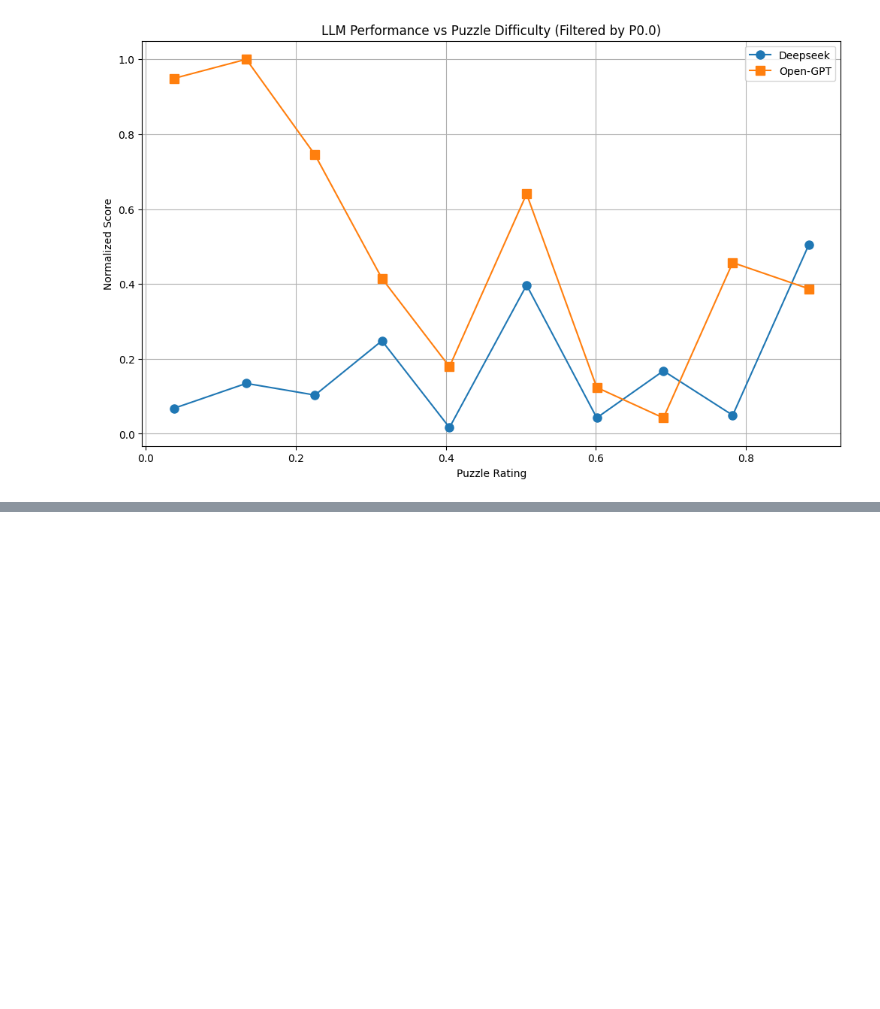
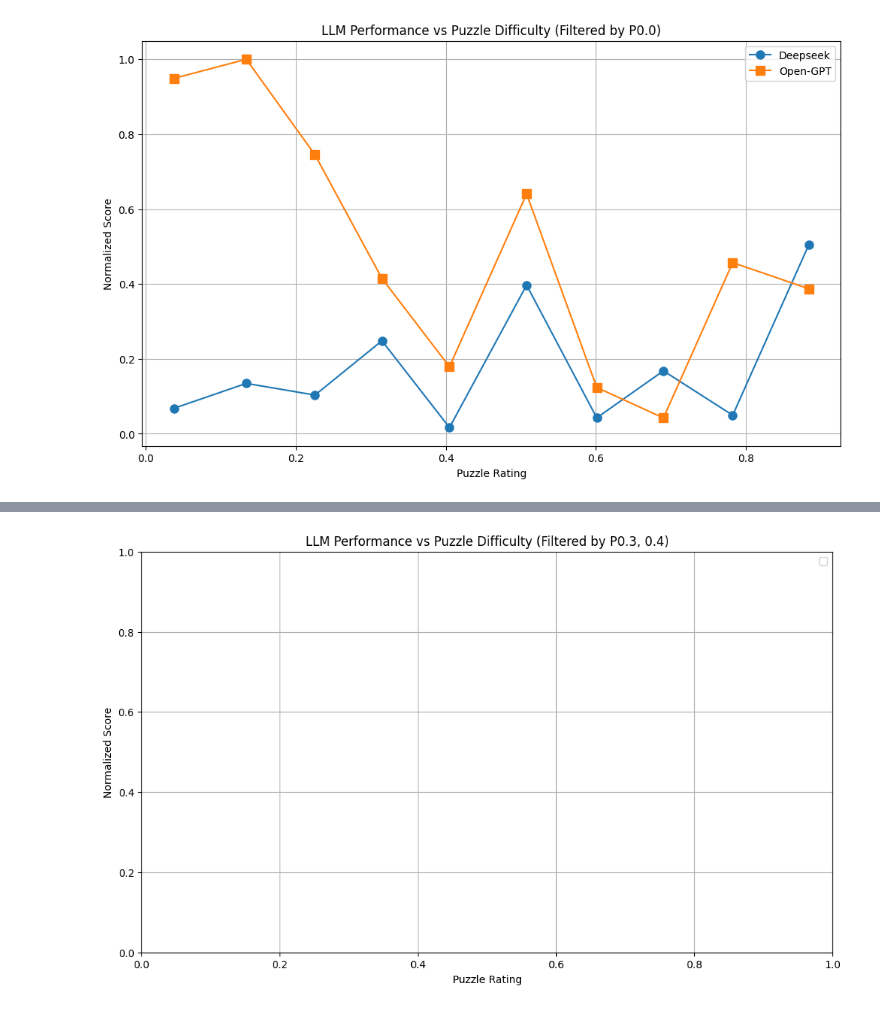
Before and after one commit to Thopterek/ChessBenchmark, a Jupyter notebook: week02/Giannis/Thinking.../results/graphs.ipynb, the cells around one changed output, grey strips where cells are left out. Saved outputs shown, nothing was run; the diff lists cells and outputs as text; code cells hidden in the pictures; blank space fills up the shorter version.

```diff
--- a/week02/Giannis/Thinking.../results/graphs.ipynb
+++ b/week02/Giannis/Thinking.../results/graphs.ipynb
@@ -1041,7 +1041,7 @@ import plotly.express as px
 import plotly.graph_objects as go
 
 # 🔹 Change this to your folder with res_*.csv
-DATA_DIR = "/Users/jtsiros93/Documents/llm_bench/week03/gpt-top-check-2"
+DATA_DIR = "/Users/jtsiros93/Documents/llm_bench/week03/gpt-temp-check"
 
 def load_and_clean_csvs(data_dir=DATA_DIR):
     """Load all res_*.csv files and return cleaned dataframe of calls only."""
@@ -1330,3 +1330,97 @@ plt.legend()
 plt.show()
 # %% [output]
 [figure]
+# %%
+import os
+import pandas as pd
+import matplotlib.pyplot as plt
+
+# ===========================
+# USER CONFIG: toggle which P0.X and T0.X to show
+selected_P0 = "P0.3"   # e.g. "P0.0", "P0.2", "P0.5"
+selected_T0 = "0.4"   # e.g. "T0.7", "T1.0"
+# ===========================
+
+# Path to directory containing all your CSV results
+results_dir = "/Users/jtsiros93/Documents/llm_bench/week03/gpt-top-check-2"
+
+# Puzzle rating mapping
+puzzle_rating_dict = {
+    "uaey4": 0.037267,
+    "8rc5R": 0.133929,
+    "3pap0": 0.225543,
+    "m3lLD": 0.314829,
+    "Om0Kx": 0.404891,
+    "ubChO": 0.507764,
+    "JnzJN": 0.60132,
+    "CbXto": 0.690217,
+    "On8u6": 0.782609,
+    "Evxmg": 0.884317
+}
+
+# Store scores by model
+model_scores = {
+    "Deepseek": {"ratings": [], "scores": []},
+    "Open-GPT": {"ratings": [], "scores": []}
+}
+
+# Iterate through CSVs
+for filename in os.listdir(results_dir):
+    if "Puzzle" in filename and filename.endswith(".csv"):
+
+        # Only include CSVs matching both P0.X and T0.X
+        if selected_P0 not in filename or selected_T0 not in filename:
+            continue
+
+        filepath = os.path.join(results_dir, filename)
+        df = pd.read_csv(filepath)
+
+        # Extract puzzle ID
+        puzzle_id = filename.split("Puzzle")[-1].split(".csv")[0]
+        rating = puzzle_rating_dict.get(puzzle_id, None)
+        if rating is None:
+            continue
+
+        # Determine model
+        if "deepseek" in filename.lower():
+            model_name = "Deepseek"
+        elif "openai-gpt" in filename.lower():
+            model_name = "Open-GPT"
+        else:
+            continue
+
+        # Mean score for this CSV
+        mean_score = df["Normalized"].mean()
+
+        # Append to model data
+        model_scores[model_name]["ratings"].append(rating)
+        model_scores[model_name]["scores"].append(mean_score)
+
+# Sort ratings for smooth lines
+for model, data in model_scores.items():
+    if data["ratings"]:  # Only if there is data
+        sorted_pairs = sorted(zip(data["ratings"], data["scores"]))
+        ratings_sorted, scores_sorted = zip(*sorted_pairs)
+        model_scores[model]["ratings"] = ratings_sorted
+        model_scores[model]["scores"] = scores_sorted
+
+# Plot
+plt.figure(figsize=(12, 7))
+for model, style in zip(["Deepseek", "Open-GPT"], ['o', 's']):
+    if model_scores[model]["ratings"]:
+        plt.plot(
+            model_scores[model]["ratings"],
+            model_scores[model]["scores"],
+            marker=style,
+            label=model,
+            linestyle='-',
+            markersize=8
+        )
+
+plt.xlabel("Puzzle Rating")
+plt.ylabel("Normalized Score")
+plt.title(f"LLM Performance vs Puzzle Difficulty (Filtered by {selected_P0}, {selected_T0})")
+plt.grid(True)
+plt.legend()
+plt.show()
+# %% [output]
@@ -1332,0 +1428 @@ plt.show()
+[figure, added]
```
Also changed, not shown: parts of 3 cells of this notebook.
